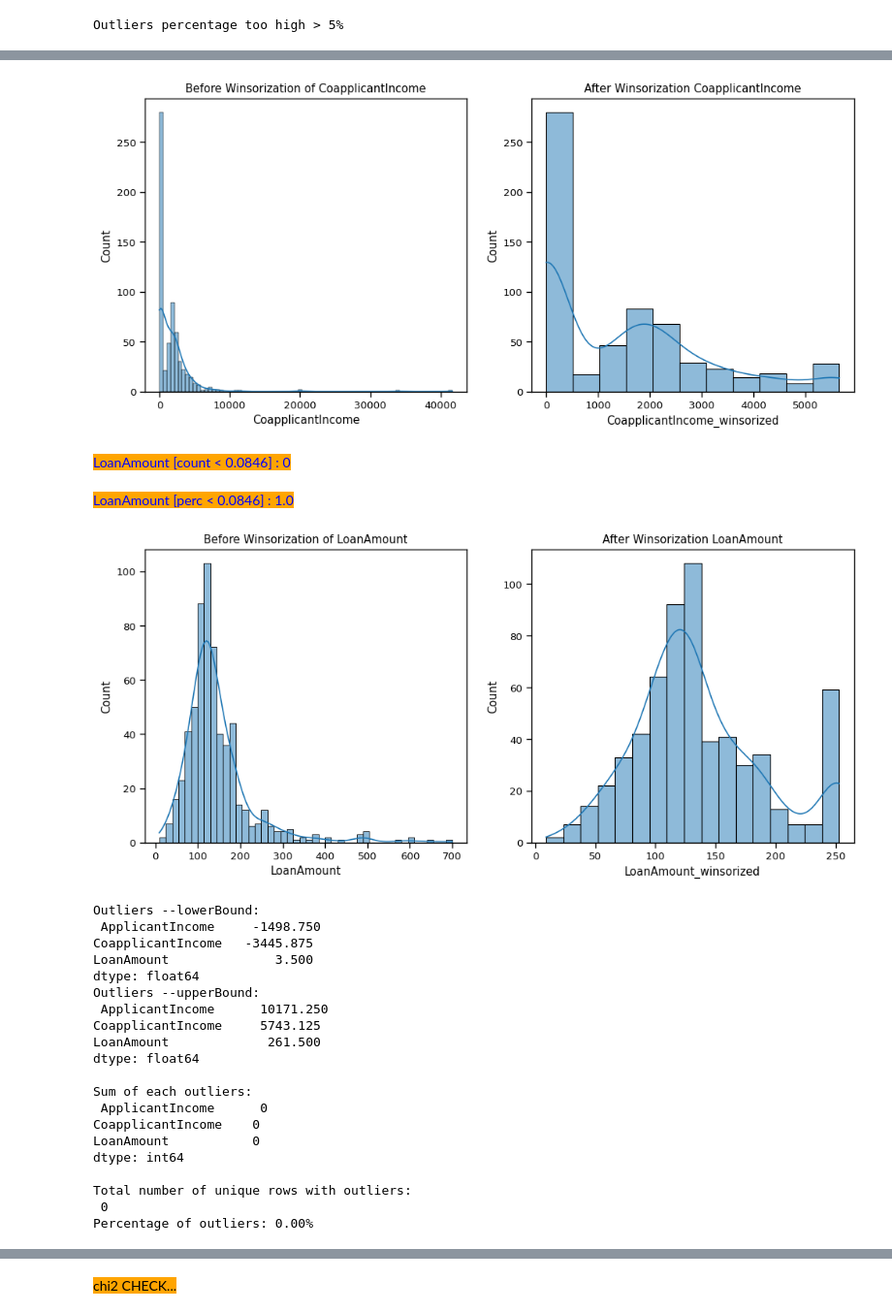
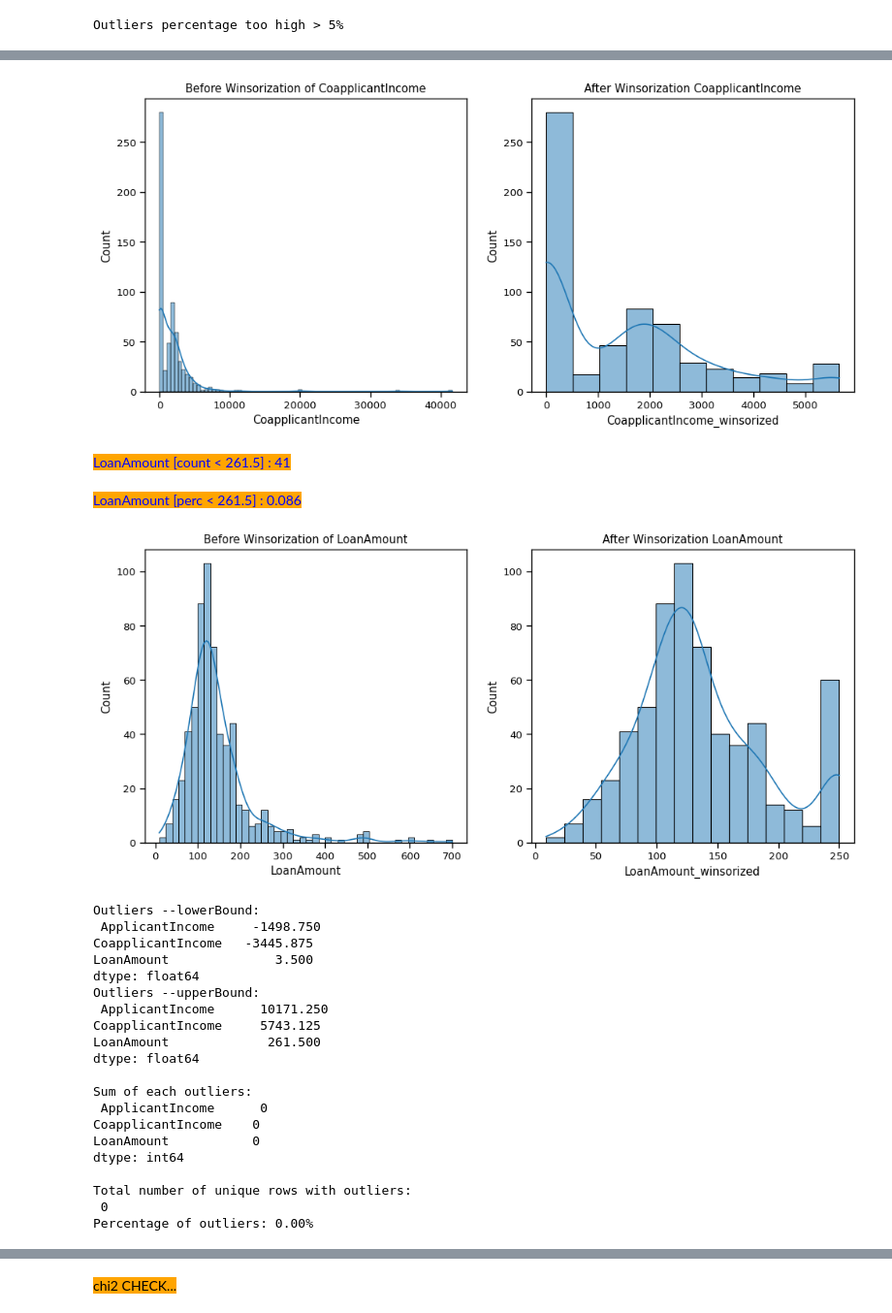
Before and after one commit to jawdatmerhy/public, a Jupyter notebook: LoanApproval.ipynb, the cells around one changed output, grey strips where cells are left out. Shown at 97% size. Drawn from its saved outputs; the diff is of its cells as text; code cells hidden in the pictures.

Commit message:
Fix outliers

```diff
--- a/LoanApproval.ipynb
+++ b/LoanApproval.ipynb
@@ -463,15 +480,16 @@ Percentage of outliers before treatment : 12.87%
 Outliers percentage too high > 5%
 # %%
 ####################################################
-display_colored_message("REMOVE OUTLIERS...")
+display_colored_message("ADDRESS OUTLIERS...")
 
-def winsorize_column(df, column, lower_limit, upper_limit):
-    count = df[df[column] < upper_limit].shape[0]
-    percentile = (df.shape[0] - count) / df.shape[0]
+def winsorize_column(df, column, lower_limit, upper_limit, percentile):
+    count = df[df[column] > upper_limit].shape[0]
+
+    #percentile = (count / df.shape[0])
     display_colored_message(f'{column} [count < {upper_limit}] : {count}', "blue")
     display_colored_message(f'{column} [perc < {upper_limit}] : {percentile}', "blue")
     winsorized_column = f'{column}_winsorized'
-    df[winsorized_column] = winsorize(df[column], limits=(lower_limit, upper_limit))
+    df[winsorized_column] = winsorize(df[column], limits=(0, percentile))
     plot_histograms(df, column, winsorized_column)
     df[column] = df[winsorized_column]
 
@@ -498,17 +516,18 @@ def plot_boxplots(df, columns):
         plt.title(f'Boxplot of {column}')
         plt.show()
 
-
 df_winsorized = df.copy()
 
+lower_bound, upper_bound, potential_outliers = calculate_outliers(df, columns_to_check)
+
 # Winsorize the column 'ApplicantIncome', ApplicantIncome is the column with potential outliers,  ~ 50/614 = 0.0815
-winsorize_column(df_winsorized, 'ApplicantIncome', 0.0001, 0.084)
+winsorize_column(df_winsorized, 'ApplicantIncome', lower_bound['ApplicantIncome'], upper_bound['ApplicantIncome'], 0.084)
 
 # Winsorize the column 'CoapplicantIncome', CoapplicantIncome is the column with potential outliers ~ 18/614 = 0.0295
-winsorize_column(df_winsorized, 'CoapplicantIncome', 0.0001, 0.031)
+winsorize_column(df_winsorized, 'CoapplicantIncome', lower_bound['CoapplicantIncome'], upper_bound['CoapplicantIncome'], 0.031)
 
 # Winsorize the column 'LoanAmount', LoanAmount is the column with potential outliers ~ 41/614 = 0.067
-winsorize_column(df_winsorized, 'LoanAmount', 0.0001, 0.0846)
+winsorize_column(df_winsorized, 'LoanAmount', lower_bound['LoanAmount'], upper_bound['LoanAmount'], 0.086)
 
 df[columns_to_check] = df_winsorized[columns_to_check]
 
@@ -541,7 +560,7 @@ CoapplicantIncome [perc < 0.031] : 0.5553745928338762
 [figure]
-LoanAmount [count < 0.0846] : 0
+LoanAmount [count < 261.5] : 41
-LoanAmount [perc < 0.0846] : 1.0
+LoanAmount [perc < 261.5] : 0.086
-[figure, old version]
+[figure, new version]
 Outliers --lowerBound:
  ApplicantIncome     -1498.750
 CoapplicantIncome   -3445.875
```
Also changed, not shown: parts of 13 cells of this notebook.
